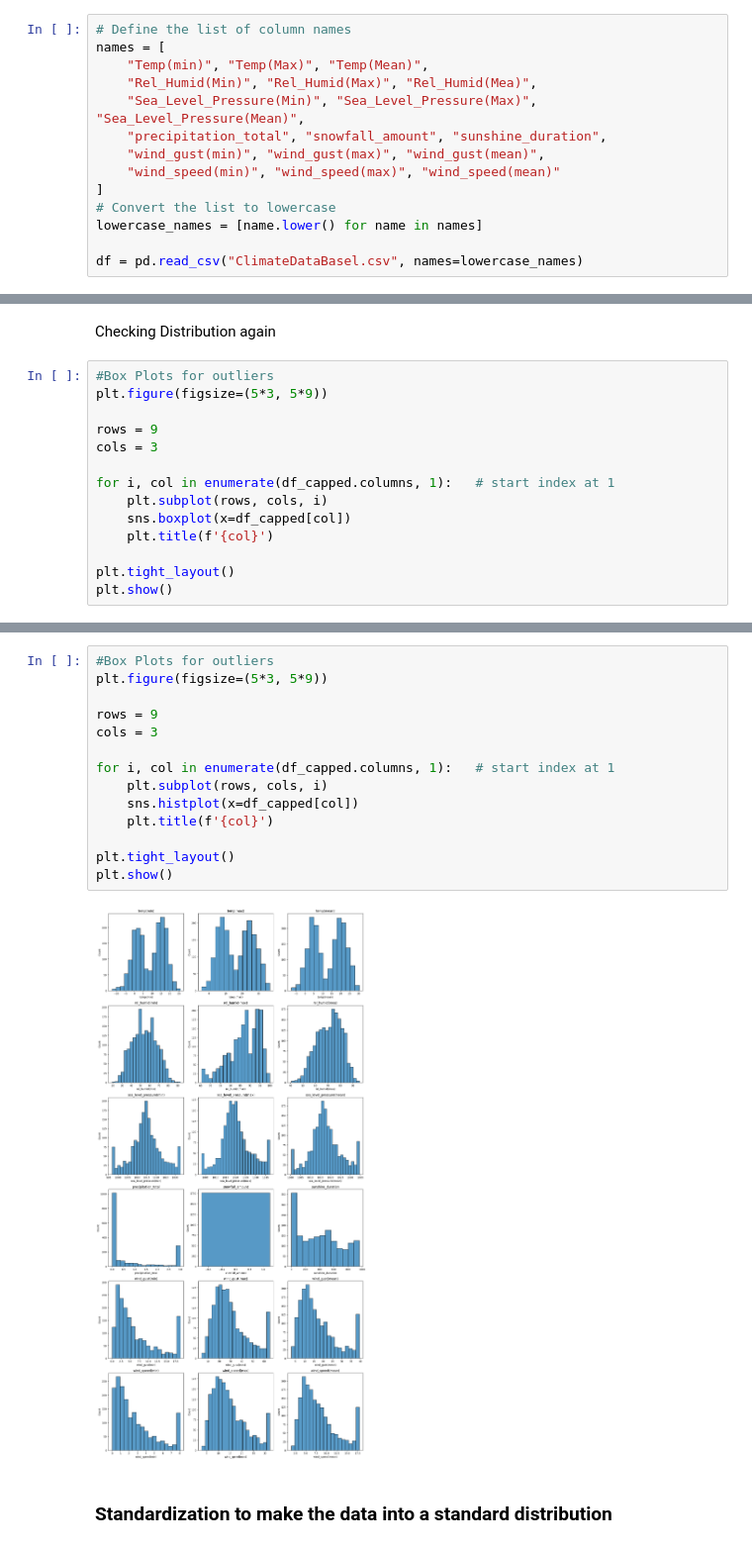
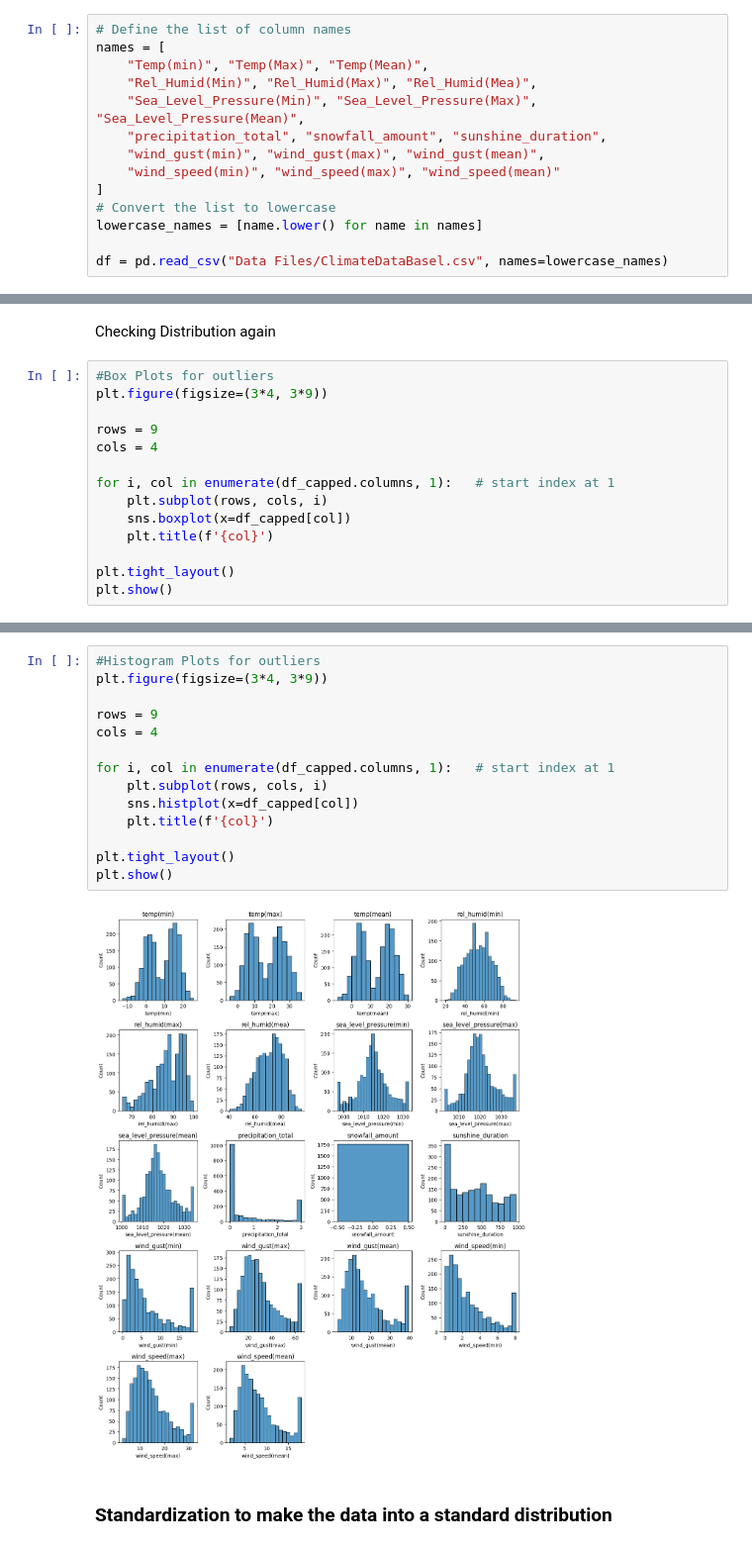
Before and after one commit to maazbinadnan/SCC-451-Final-Project, a Jupyter notebook: Task1.ipynb, the cells around one changed output, grey strips where cells are left out. Shown at 99% size. Drawn from its saved outputs; the diff is of its cells as text.

```diff
--- a/Task1.ipynb
+++ b/Task1.ipynb
@@ -24,4 +24,4 @@ names = [
 # Convert the list to lowercase
 lowercase_names = [name.lower() for name in names]
 
-df = pd.read_csv("ClimateDataBasel.csv", names=lowercase_names)
+df = pd.read_csv("Data Files/ClimateDataBasel.csv", names=lowercase_names)
@@ -184,10 +179,10 @@ for col in outlier_col:
 Checking Distribution again
 # %%
 #Box Plots for outliers
-plt.figure(figsize=(5*3, 5*9))
+plt.figure(figsize=(3*4, 3*9))
 
 rows = 9
-cols = 3
+cols = 4
 
 for i, col in enumerate(df_capped.columns, 1):   # start index at 1
     plt.subplot(rows, cols, i)
@@ -201,19 +196,19 @@ plt.show()
 # %%
-#Box Plots for outliers
-plt.figure(figsize=(5*3, 5*9))
+#Histogram Plots for outliers
+plt.figure(figsize=(3*4, 3*9))
 
 rows = 9
-cols = 3
+cols = 4
 
 for i, col in enumerate(df_capped.columns, 1):   # start index at 1
     plt.subplot(rows, cols, i)
     sns.histplot(x=df_capped[col])
     plt.title(f'{col}')
 
 plt.tight_layout()
 plt.show()
 # %% [output]
-[figure, old version]
+[figure, new version]
 # %% [markdown]
 <h3>Standardization to make the data into a standard distribution
 # %%
```
Also changed, not shown: parts of 30 cells of this notebook, 56 other files.
